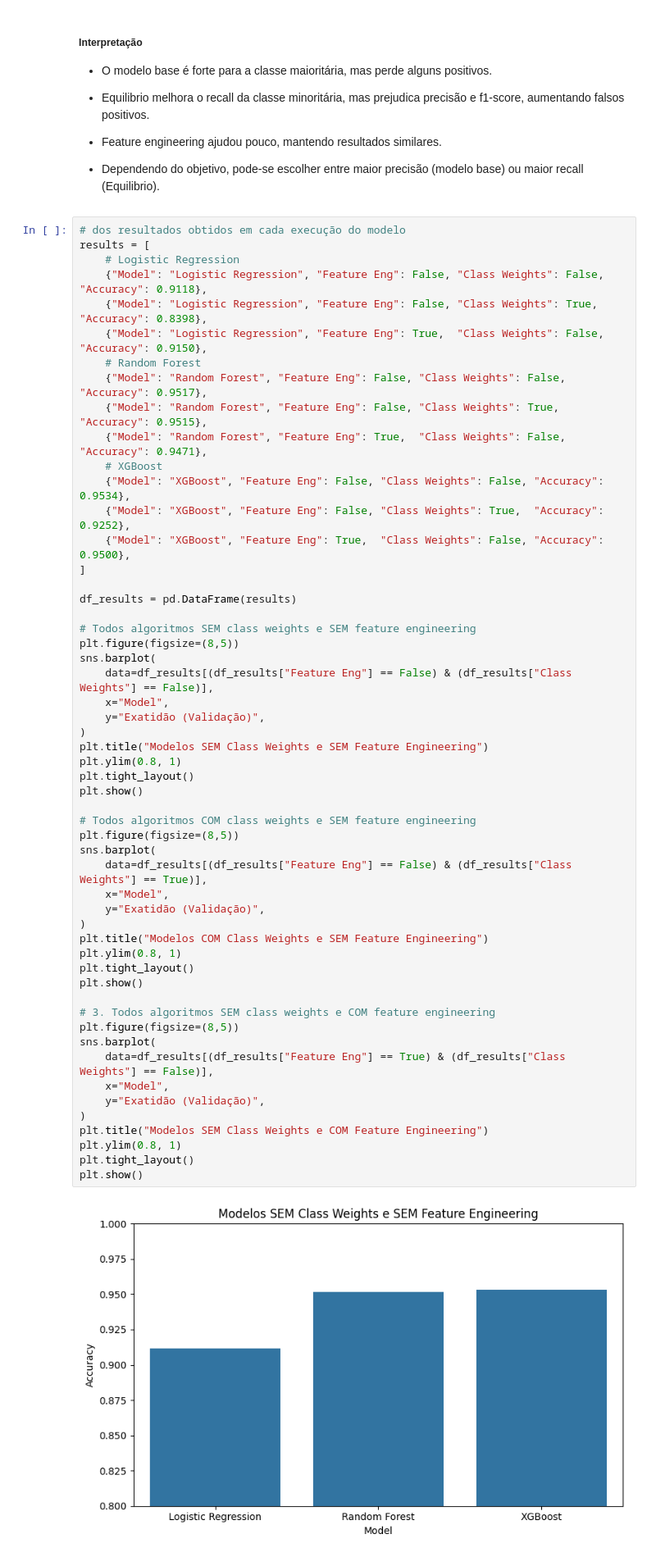
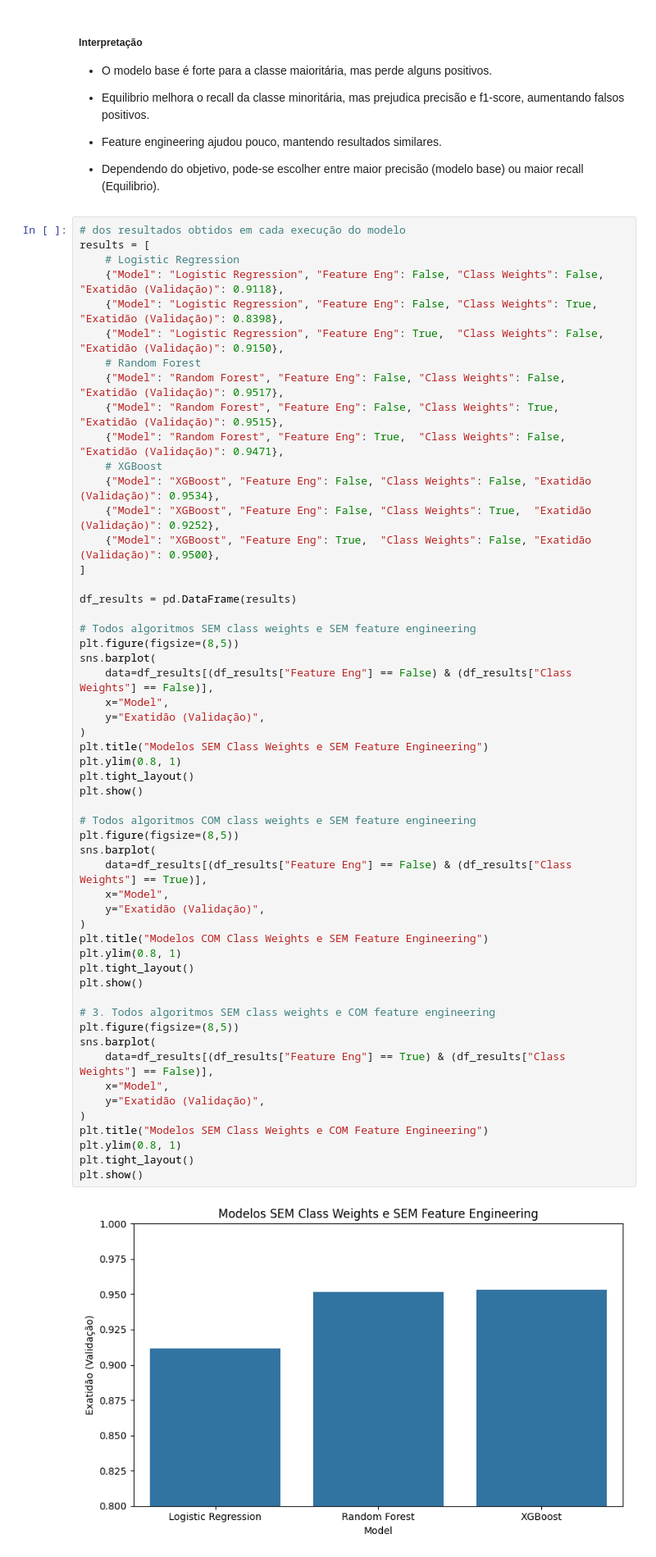
Before and after one commit to RodrigoPombo1/projeto-2-ia, a Jupyter notebook: notas_jupyter.ipynb, the cells around one changed output. Shown at 82% size. Cells and saved outputs as stored; diff of their text form.

```diff
--- a/notas_jupyter.ipynb
+++ b/notas_jupyter.ipynb
@@ -1023,17 +1023,17 @@ confusion_matrix_plot(9953, 134, 453, 1189)
 # dos resultados obtidos em cada execução do modelo
 results = [
     # Logistic Regression
-    {"Model": "Logistic Regression", "Feature Eng": False, "Class Weights": False, "Accuracy": 0.9118},
-    {"Model": "Logistic Regression", "Feature Eng": False, "Class Weights": True,  "Accuracy": 0.8398},
-    {"Model": "Logistic Regression", "Feature Eng": True,  "Class Weights": False, "Accuracy": 0.9150},
+    {"Model": "Logistic Regression", "Feature Eng": False, "Class Weights": False, "Exatidão (Validação)": 0.9118},
+    {"Model": "Logistic Regression", "Feature Eng": False, "Class Weights": True,  "Exatidão (Validação)": 0.8398},
+    {"Model": "Logistic Regression", "Feature Eng": True,  "Class Weights": False, "Exatidão (Validação)": 0.9150},
     # Random Forest
-    {"Model": "Random Forest", "Feature Eng": False, "Class Weights": False, "Accuracy": 0.9517},
-    {"Model": "Random Forest", "Feature Eng": False, "Class Weights": True,  "Accuracy": 0.9515},
-    {"Model": "Random Forest", "Feature Eng": True,  "Class Weights": False, "Accuracy": 0.9471},
+    {"Model": "Random Forest", "Feature Eng": False, "Class Weights": False, "Exatidão (Validação)": 0.9517},
+    {"Model": "Random Forest", "Feature Eng": False, "Class Weights": True,  "Exatidão (Validação)": 0.9515},
+    {"Model": "Random Forest", "Feature Eng": True,  "Class Weights": False, "Exatidão (Validação)": 0.9471},
     # XGBoost
-    {"Model": "XGBoost", "Feature Eng": False, "Class Weights": False, "Accuracy": 0.9534},
-    {"Model": "XGBoost", "Feature Eng": False, "Class Weights": True,  "Accuracy": 0.9252},
-    {"Model": "XGBoost", "Feature Eng": True,  "Class Weights": False, "Accuracy": 0.9500},
+    {"Model": "XGBoost", "Feature Eng": False, "Class Weights": False, "Exatidão (Validação)": 0.9534},
+    {"Model": "XGBoost", "Feature Eng": False, "Class Weights": True,  "Exatidão (Validação)": 0.9252},
+    {"Model": "XGBoost", "Feature Eng": True,  "Class Weights": False, "Exatidão (Validação)": 0.9500},
 ]
 
 df_results = pd.DataFrame(results)
@@ -1047,31 +1047,31 @@ sns.barplot(
 )
 plt.title("Modelos SEM Class Weights e SEM Feature Engineering")
 plt.ylim(0.8, 1)
 plt.tight_layout()
 plt.show()
 
 # Todos algoritmos COM class weights e SEM feature engineering
 plt.figure(figsize=(8,5))
 sns.barplot(
     data=df_results[(df_results["Feature Eng"] == False) & (df_results["Class Weights"] == True)],
     x="Model",
     y="Exatidão (Validação)",
 )
 plt.title("Modelos COM Class Weights e SEM Feature Engineering")
 plt.ylim(0.8, 1)
 plt.tight_layout()
 plt.show()
 
 # 3. Todos algoritmos SEM class weights e COM feature engineering
 plt.figure(figsize=(8,5))
 sns.barplot(
     data=df_results[(df_results["Feature Eng"] == True) & (df_results["Class Weights"] == False)],
     x="Model",
     y="Exatidão (Validação)",
 )
 plt.title("Modelos SEM Class Weights e COM Feature Engineering")
 plt.ylim(0.8, 1)
 plt.tight_layout()
 plt.show()
 # %% [output]
-[figure, old version]
+[figure, new version]
```
Also changed, not shown: parts of 13 cells of this notebook.
